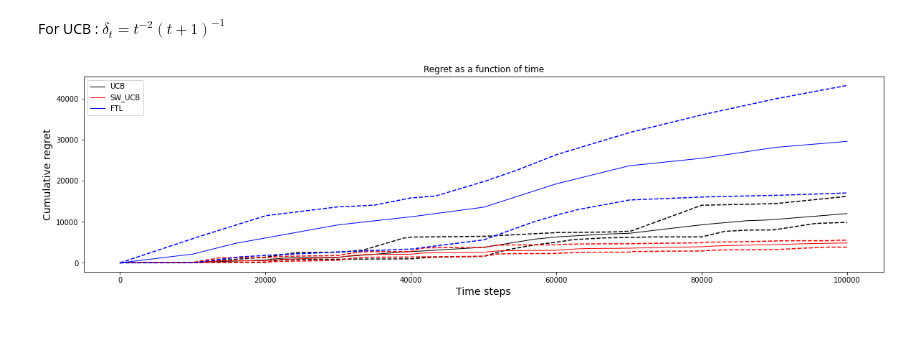
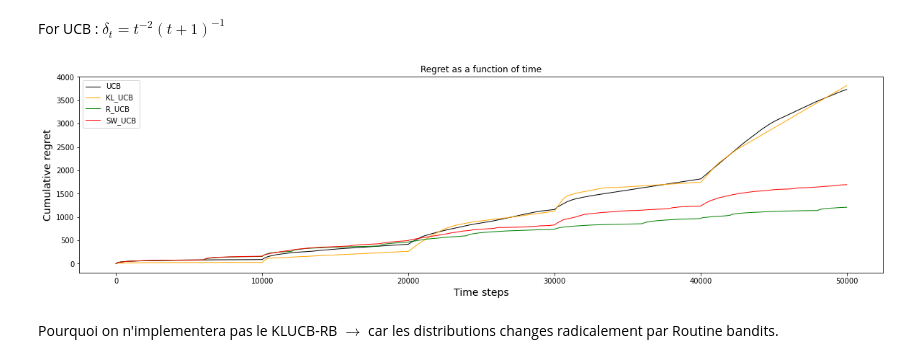
Before and after one commit to Mustapha-AJEGHRIR/RL_course, a Jupyter notebook: project/Routine_to_non_Stationary_Bandits.ipynb, the cells around one changed output. Saved outputs shown, nothing was run; the diff lists cells and outputs as text; code cells hidden in the pictures; blank space fills up the shorter version.

```diff
--- a/project/Routine_to_non_Stationary_Bandits.ipynb
+++ b/project/Routine_to_non_Stationary_Bandits.ipynb
@@ -85,12 +85,12 @@ def OneBanditOneLearnerMultipleRuns(bandit, learner, timeHorizon, N_exp, tsave=[
 # %% [markdown]
 For UCB : $ \delta_t=t^{-2}(t+1)^{-1}$
 # %%
-timeHorizon = 100000
+timeHorizon = 50000
 # nbArms = 7
 # bandit = GaussianBandit([-1, 0, 1, 2, 3, 3, 2]) # directly creates a Gaussian bandit from a vector of means
 # bandit = GaussianBandit([-1, 0, 1]) # directly creates a Gaussian bandit from a vector of means
-tsave = np.arange(1, timeHorizon, 5)
-N_exp = 5
+tsave = np.arange(1, timeHorizon, 20)
+N_exp = 10
 nbArms = 5
 ts = [10000]
 bandit = MAB_NON_S(k = nbArms, TS=ts, seed=41)
@@ -101,7 +101,13 @@ bandit = MAB_NON_S(k = nbArms, TS=ts, seed=41)
 UCBlearner = alg.UCB(nbArms, delta = lambda t : t **(-2) * ( t+1 )**(-1))
 UCBregret = OneBanditOneLearnerMultipleRuns(bandit, UCBlearner, timeHorizon, N_exp, tsave = tsave)
 
-SW_UCBlearner = alg.SW_UCB(nbArms, delta = lambda t : t **(-2) * ( t+1 )**(-1), buffer_size=10000)
+kl_UCBlearner = alg.KL_UCB(nbArms, delta = lambda t : t **(-2) * ( t+1 )**(-1))
+kl_UCBregret = OneBanditOneLearnerMultipleRuns(bandit, kl_UCBlearner, timeHorizon, N_exp, tsave = tsave)
+
+R_UCBlearner = alg.R_UCB(nbArms, delta = lambda t : t **(-2) * ( t+1 )**(-1), period = 6000)
+R_UCBregret = OneBanditOneLearnerMultipleRuns(bandit, R_UCBlearner, timeHorizon, N_exp, tsave = tsave)
+
+SW_UCBlearner = alg.SW_UCB(nbArms, delta = lambda t : t **(-2) * ( t+1 )**(-1), buffer_size=6000)
 SW_UCBregret = OneBanditOneLearnerMultipleRuns(bandit, SW_UCBlearner, timeHorizon, N_exp, tsave = tsave)
 
 FTLlearner = alg.FTL(nbArms)
@@ -113,35 +119,43 @@ FTLregret = OneBanditOneLearnerMultipleRuns(bandit, FTLlearner, timeHorizon, N_e
 # plt.figure(figsize=(20,5))
 # plt.clf()
 # plt.xlabel("Arms", fontsize=14)
 # plt.ylabel("Number of arms selections", fontsize=14)
 # plt.hist(selections, max(selections) + 1)
 # plt.title("Number of selections of each arm", fontsize=14)
 # plt.savefig('./Figure/test'+ learner.name() + '.pdf')
 
 # Cumulative regret as a function of time
 plt.figure(2, figsize=(20,5))
 plt.clf()
 plt.xlabel("Time steps", fontsize=14)
 plt.ylabel("Cumulative regret", fontsize=14)
 plt.title("Regret as a function of time")
 
 
 plt.plot(tsave, np.mean(UCBregret, axis=0), 'black', linewidth=1, label=UCBlearner.name())
-plt.plot(tsave, np.quantile(UCBregret, 0.95, 0), tsave, np.quantile(UCBregret,0.05,0), linestyle="dashed", color="black")
+# plt.plot(tsave, np.quantile(UCBregret, 0.95, 0), tsave, np.quantile(UCBregret,0.05,0), linestyle="dashed", color="black")
+
+plt.plot(tsave, np.mean(kl_UCBregret, axis=0), 'orange', linewidth=1, label=kl_UCBlearner.name())
+# plt.plot(tsave, np.quantile(kl_UCBregret, 0.95, 0), tsave, np.quantile(kl_UCBregret,0.05,0), linestyle="dashed", color="orange")
+
+plt.plot(tsave, np.mean(R_UCBregret, axis=0), 'g', linewidth=1, label=R_UCBlearner.name())
+# plt.plot(tsave, np.quantile(R_UCBregret, 0.95, 0), tsave, np.quantile(R_UCBregret,0.05,0), linestyle="dashed", color="g")
 
 plt.plot(tsave, np.mean(SW_UCBregret, axis=0), 'r', linewidth=1, label=SW_UCBlearner.name())
-plt.plot(tsave, np.quantile(SW_UCBregret, 0.95, 0), tsave, np.quantile(SW_UCBregret,0.05,0), linestyle="dashed", color="r")
+# plt.plot(tsave, np.quantile(SW_UCBregret, 0.95, 0), tsave, np.quantile(SW_UCBregret,0.05,0), linestyle="dashed", color="r")
 
-plt.plot(tsave, np.mean(FTLregret, axis=0), 'b', linewidth=1, label=FTLlearner.name())
-plt.plot(tsave, np.quantile(FTLregret, 0.95, 0), tsave, np.quantile(FTLregret,0.05,0), linestyle="dashed", color="b")
+# plt.plot(tsave, np.mean(FTLregret, axis=0), 'b', linewidth=1, label=FTLlearner.name())
+# plt.plot(tsave, np.quantile(FTLregret, 0.95, 0), tsave, np.quantile(FTLregret,0.05,0), linestyle="dashed", color="b")
 plt.legend()
 plt.show()
 
 # plt.figure(figsize=(20,5))
 # plt.plot(bandit.historical_means)
 # plt.legend(['bandit ' + str(i+1) for i in range(nbArms)])
 # plt.xlabel("Time steps", fontsize=14)
 # plt.ylabel("Bandit means", fontsize=14)
 # plt.show()
 # %% [output]
-[figure, old version]
+[figure, new version]
+# %% [markdown]
+Pourquoi on n'implementera pas le KLUCB-RB $\longrightarrow$ car les distributions changes radicalement par Routine bandits.
```
Also changed, not shown: 1 other file.
